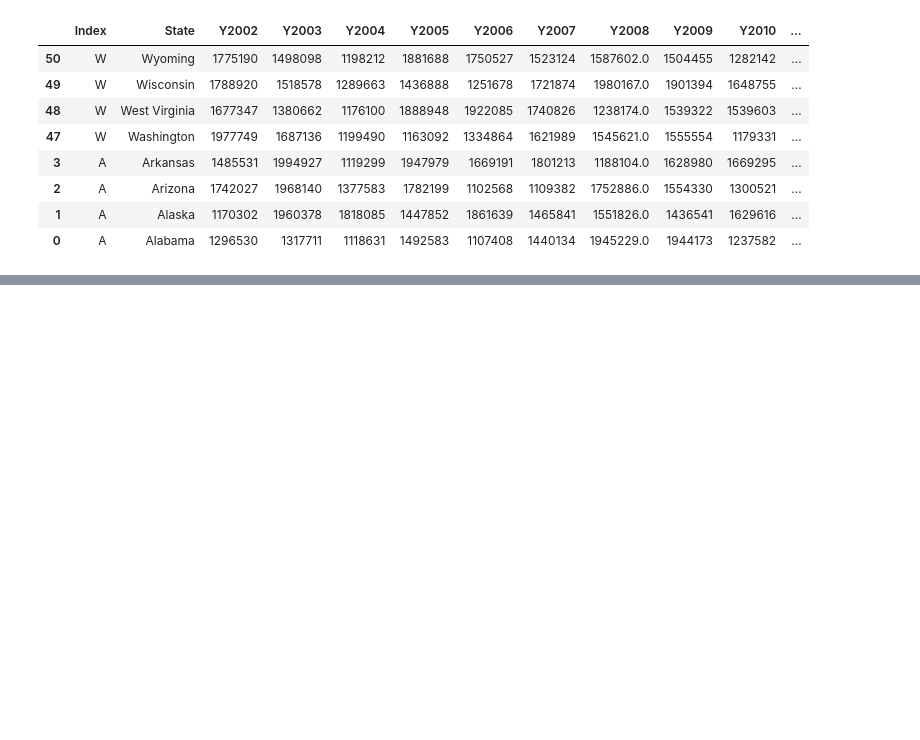
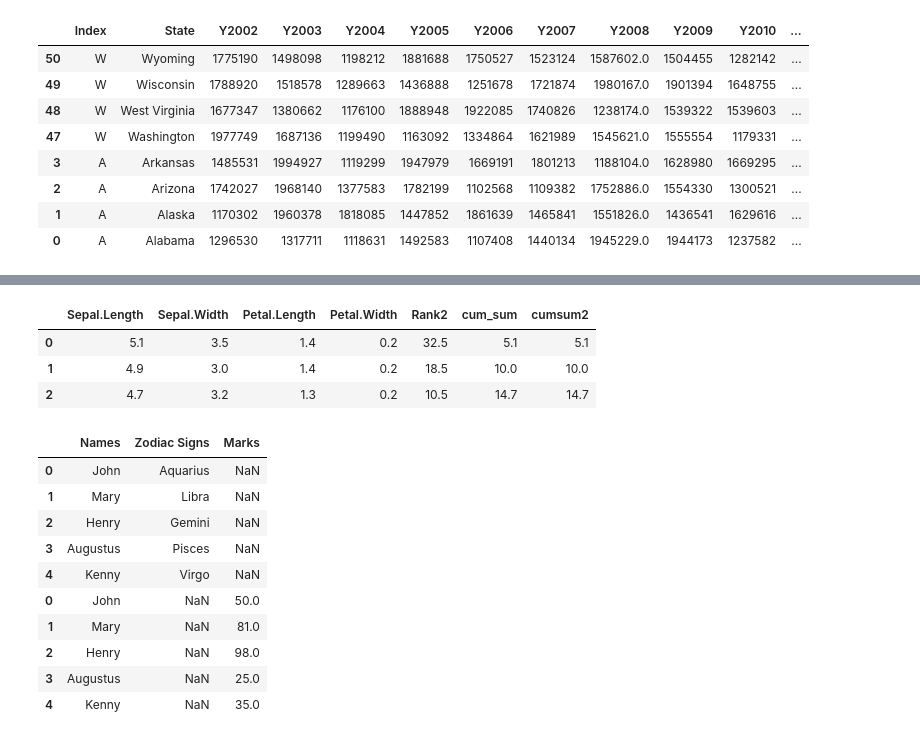
Before and after one commit to Shr3y4sm/Pandas, a Jupyter notebook: pandas_beginner.ipynb, the cells around one changed output, grey strips where cells are left out. Saved outputs shown, nothing was run; the diff lists cells and outputs as text; code cells hidden in the pictures; blank space fills up the shorter version.

```diff
--- a/pandas_beginner.ipynb
+++ b/pandas_beginner.ipynb
@@ -378,0 +534,29 @@ mydata.loc[mydata.Index.isin(["A","W"]),:]
+# %%
+data3 = iris._get_numeric_data()
+data3.head(3) #selecting only numeric columns
+# %% [output]
+|  | Sepal.Length | Sepal.Width | Petal.Length | Petal.Width | Rank2 | cum_sum | cumsum2 |
+| 0 | 5.1 | 3.5 | 1.4 | 0.2 | 32.5 | 5.1 | 5.1 |
+| 1 | 4.9 | 3.0 | 1.4 | 0.2 | 18.5 | 10.0 | 10.0 |
+| 2 | 4.7 | 3.2 | 1.3 | 0.2 | 10.5 | 14.7 | 14.7 |
+# %%
+students = pd.DataFrame({'Names': ['John','Mary','Henry','Augustus','Kenny'],
+            'Zodiac Signs': ['Aquarius','Libra','Gemini','Pisces','Virgo']})
+students2 = pd.DataFrame({'Names': ['John','Mary','Henry','Augustus','Kenny'],
+             'Marks' : [50,81,98,25,35]}) #creating two dataframes
+# %%
+data = pd.concat([students,students2])  #joining two dataframes
+data
+#by default axis = 0 (row wise)
+# %% [output]
+|  | Names | Zodiac Signs | Marks |
+| 0 | John | Aquarius | NaN |
+| 1 | Mary | Libra | NaN |
+| 2 | Henry | Gemini | NaN |
+| 3 | Augustus | Pisces | NaN |
+| 4 | Kenny | Virgo | NaN |
+| 0 | John | NaN | 50.0 |
+| 1 | Mary | NaN | 81.0 |
+| 2 | Henry | NaN | 98.0 |
+| 3 | Augustus | NaN | 25.0 |
+| 4 | Kenny | NaN | 35.0 |
```
Also changed, not shown: parts of 23 cells of this notebook.
